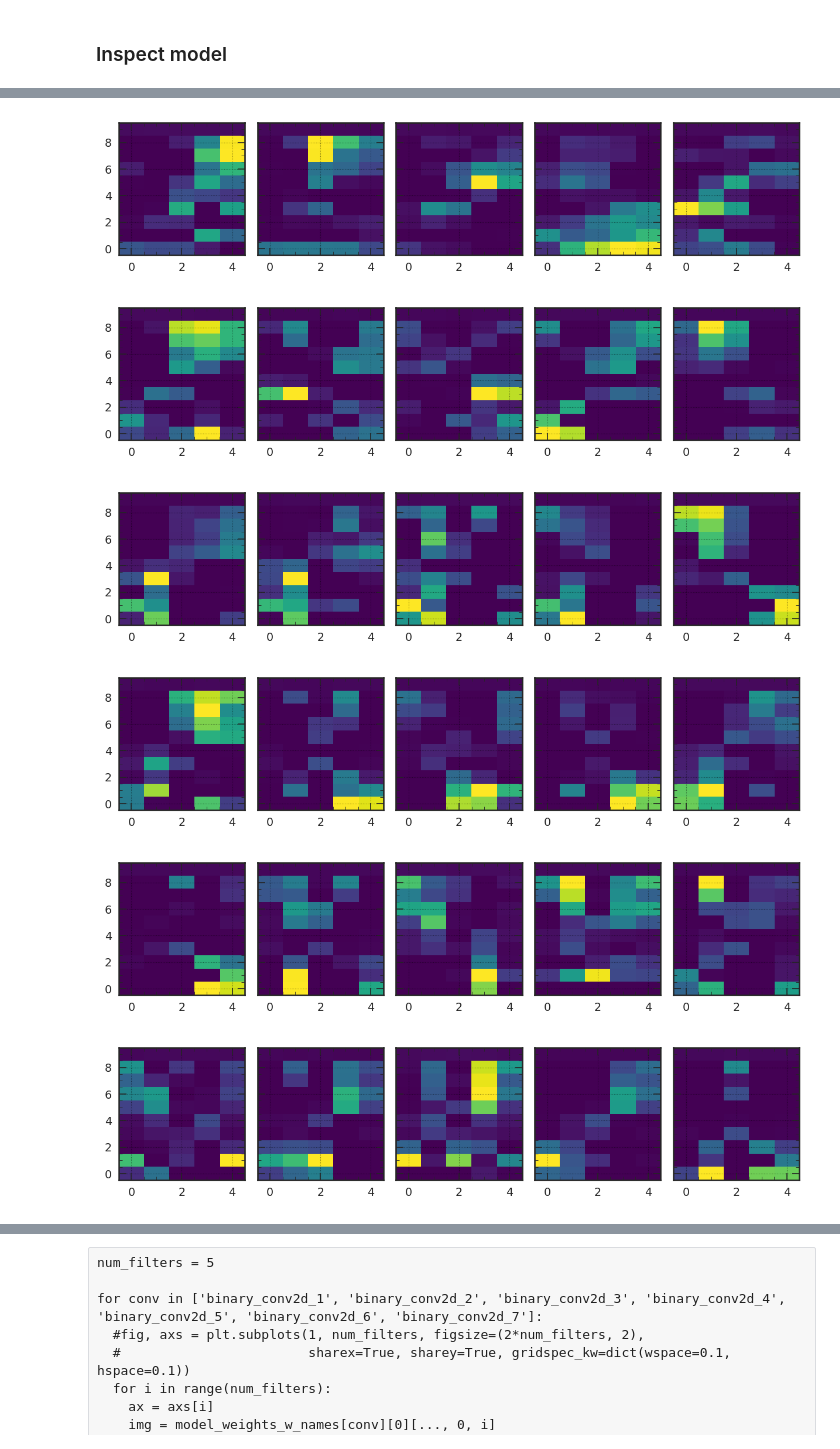
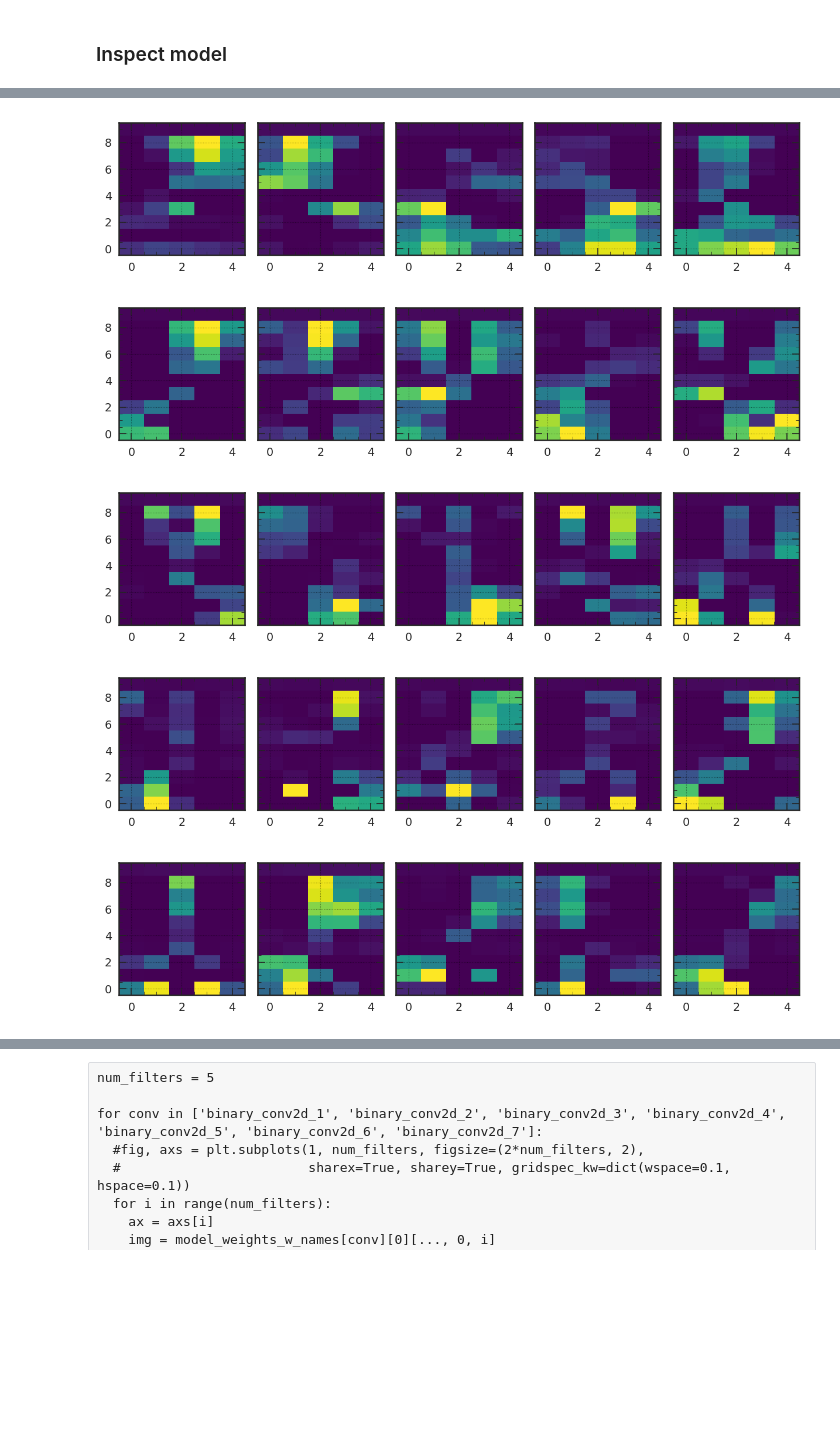
Before and after one commit to srosenzweig09/L1TMuonSimulationsMar2017, a Jupyter notebook: Analyzers/test9/cnn_training_model5.ipynb, the cells around one changed output, grey strips where cells are left out. Drawn from its saved outputs; the diff is of its cells as text; code cells hidden in the pictures; blank space fills up the shorter version.

```diff
--- a/Analyzers/test9/cnn_training_model5.ipynb
+++ b/Analyzers/test9/cnn_training_model5.ipynb
@@ -1163,26 +1158,25 @@ if False:
 # %%
 num_filters = 5
 
 def np_relu(x):
   # ReLU(x) = max(0, x)
   return x * (x >= 0.)
 def np_softplus(x):
   # Softplus f(x) = log(1+exp(x))
   return np_relu(x) + np.log1p(np.exp(-np.abs(x)))
 
-for conv in ['binary_conv2d_1', 'binary_conv2d_2', 'binary_conv2d_3', 'binary_conv2d_4', 'binary_conv2d_5', 'binary_conv2d_6', 'binary_conv2d_7']:
+for conv in ['binary_conv2d_1', 'binary_conv2d_2', 'binary_conv2d_3', 'binary_conv2d_4', 'binary_conv2d_5']:
   fig, axs = plt.subplots(1, num_filters, figsize=(2*num_filters, 2),
                           sharex=True, sharey=True, gridspec_kw=dict(wspace=0.1, hspace=0.1))
   for i in range(num_filters):
     ax = axs[i]
     img = model_weights_w_names[conv][0][..., 0, i]
     img = np_softplus(img)
     ax.imshow(img, origin='lower', interpolation='none', aspect='auto')
   plt.show()
 # %% [output]
-[figure, old version]
+[figure, new version]
-[figure, old version]
+[figure, new version]
-[figure, old version]
+[figure, new version]
-[figure, old version]
+[figure, new version]
-[figure, old version]
+[figure, new version]
-[figure, removed]
```
Also changed, not shown: parts of 15 cells of this notebook.
